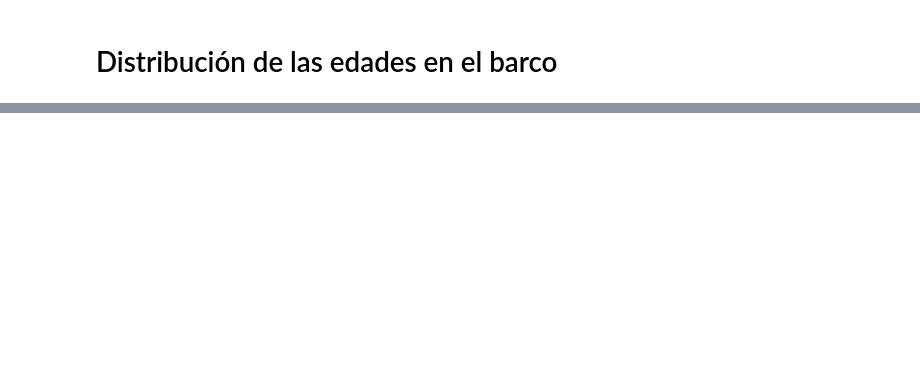
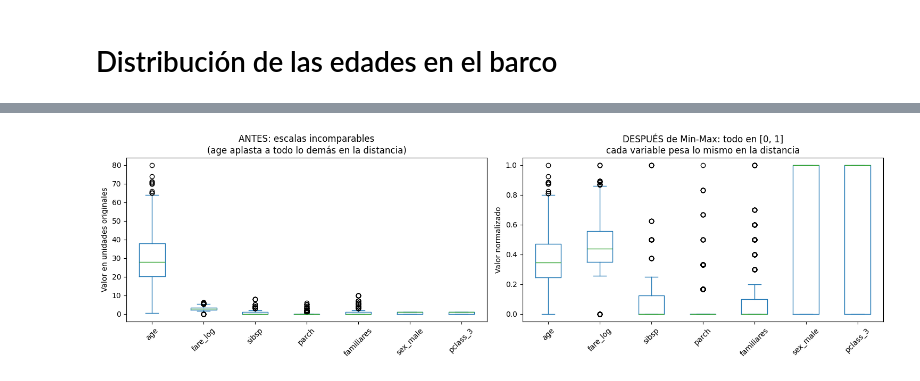
Before and after one commit to HugoAI23/titanic_llm, a Jupyter notebook: EDA.ipynb, the cells around one changed output, grey strips where cells are left out. Cells and saved outputs as stored; diff of their text form; code cells hidden in the pictures; blank space fills up the shorter version.

```diff
--- a/EDA.ipynb
+++ b/EDA.ipynb
@@ -285,0 +244,9 @@ Esa separación es deliberada. El notebook sirve para entender y justificar; el
+# %%
+moda_embarked = df_clean['embarked'].mode()[0]
+n_emb = int(df_clean['embarked'].isna().sum())
+
+df_clean['embarked'] = df_clean['embarked'].fillna(moda_embarked)
+
+print(f"Se rellenaron {n_emb} nulos de 'embarked' con la moda '{moda_embarked}'.")
+print(df_clean['embarked'].value_counts(normalize=True).round(4).to_string())
+print(f"\nNulos que quedan en todo el dataset: {df_clean.isna().sum().sum()} (todos en 'age')")
@@ -285,0 +430,11 @@ Esa separación es deliberada. El notebook sirve para entender y justificar; el
+# %%
+# --- 4. Aplicar Min-Max --------------------------------------------------------------
+scaler = MinMaxScaler()
+X_norm = pd.DataFrame(scaler.fit_transform(X_con_age),
+                      columns=X_con_age.columns,
+                      index=X_con_age.index)
+
+print("RANGOS DESPUÉS DE NORMALIZAR")
+print(X_norm.agg(['min', 'max']).T.round(3).to_string())
+print("\nTodas las columnas viven ahora en [0, 1]: cada una aporta como máximo 1.0 a d^2.")
+print(f"(`age` conserva sus {int(df_clean['age'].isna().sum())} NaN — MinMaxScaler los ignora y los propaga.)")
@@ -285,0 +461,21 @@ Esa separación es deliberada. El notebook sirve para entender y justificar; el
+# %%
+# --- 5. Demostración visual del efecto de normalizar ---------------------------------
+fig, axes = plt.subplots(1, 2, figsize=(15, 4.5))
+
+cols_demo = ['age', 'fare_log', 'sibsp', 'parch', 'familiares', 'sex_male', 'pclass_3']
+
+X_con_age[cols_demo].plot(kind='box', ax=axes[0], vert=True)
+axes[0].set_title('ANTES: escalas incomparables\n(age aplasta a todo lo demás en la distancia)')
+axes[0].set_ylabel('Valor en unidades originales')
+
+X_norm[cols_demo].plot(kind='box', ax=axes[1], vert=True)
+axes[1].set_title('DESPUÉS de Min-Max: todo en [0, 1]\ncada variable pesa lo mismo en la distancia')
+axes[1].set_ylabel('Valor normalizado')
+axes[1].set_ylim(-0.05, 1.05)
+
+for ax in axes:
+    ax.tick_params(axis='x', rotation=45)
+plt.tight_layout()
+plt.show()
+# %% [output]
+[figure, added]
```
Also changed, not shown: parts of 58 cells of this notebook.
